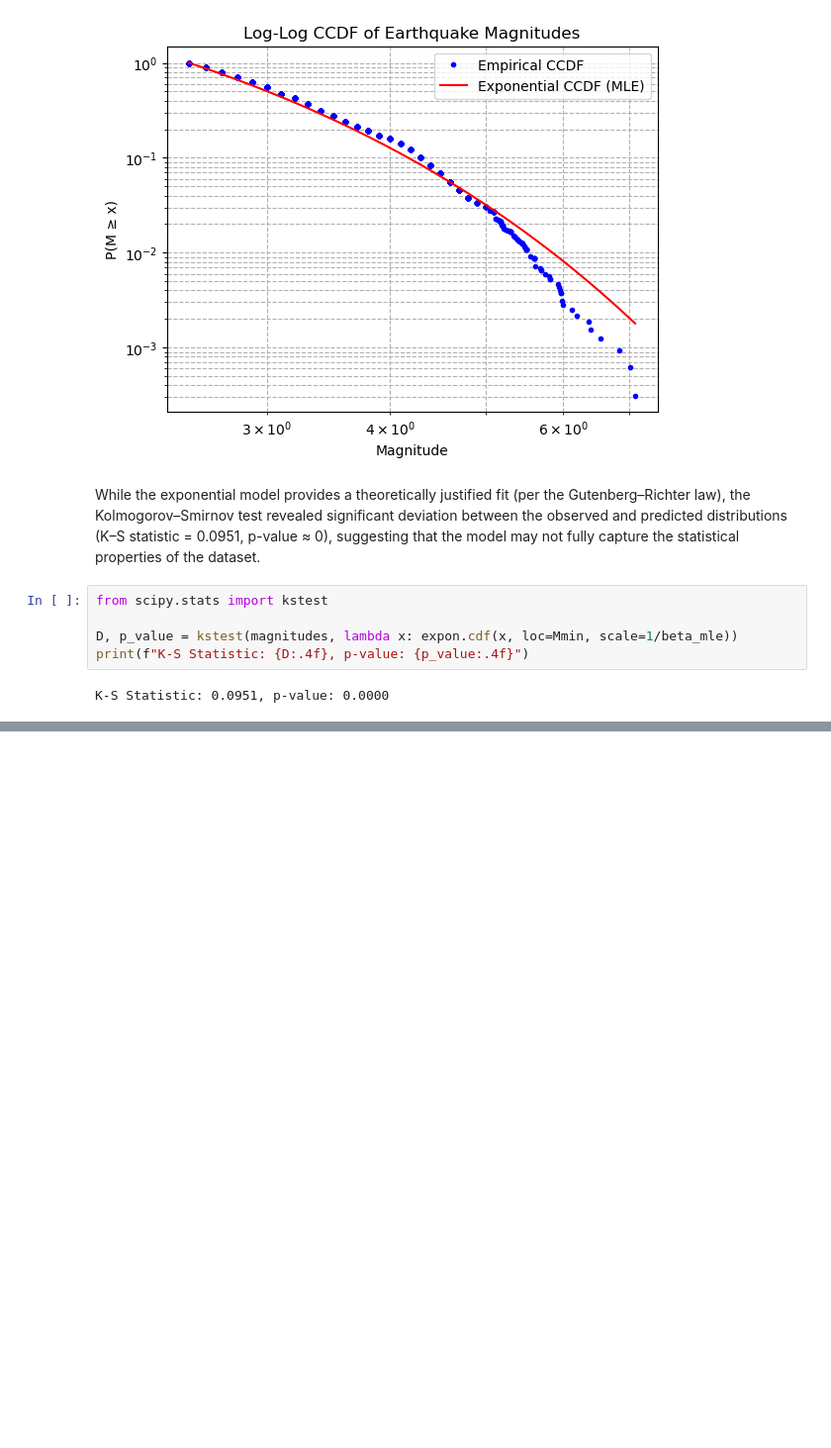
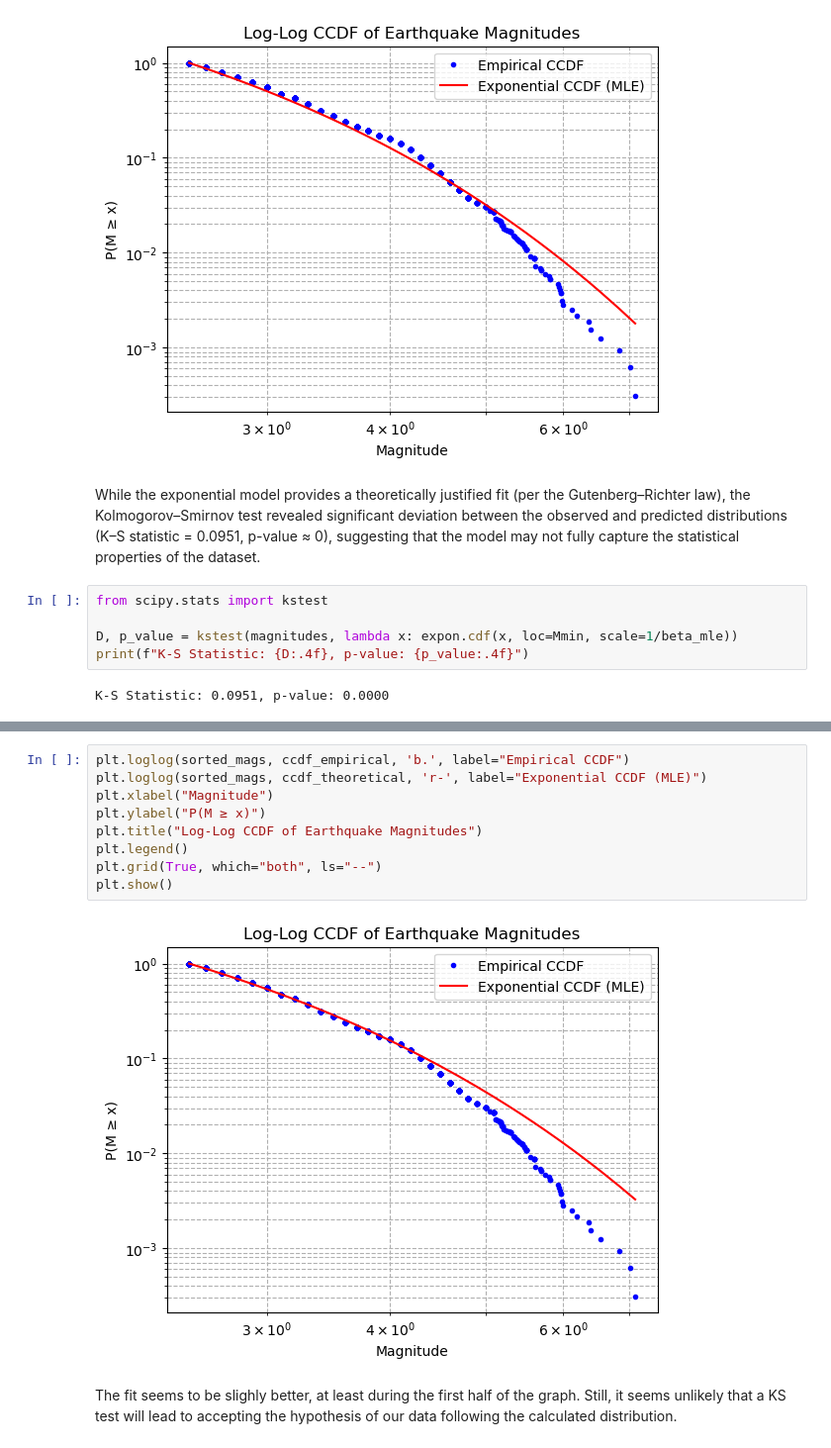
Before and after one commit to Luka-Radulovic/earthquake-statistical-analysis, a Jupyter notebook: earthquake-analysis.ipynb, the cells around one changed output, grey strips where cells are left out. Shown at 99% size. Drawn from its saved outputs; the diff is of its cells as text; blank space fills up the shorter version.

```diff
--- a/data_preprocessing.ipynb
+++ b/earthquake-analysis.ipynb
@@ -319,0 +380,13 @@ plt.show()
+# %%
+plt.loglog(sorted_mags, ccdf_empirical, 'b.', label="Empirical CCDF")
+plt.loglog(sorted_mags, ccdf_theoretical, 'r-', label="Exponential CCDF (MLE)")
+plt.xlabel("Magnitude")
+plt.ylabel("P(M ≥ x)")
+plt.title("Log-Log CCDF of Earthquake Magnitudes")
+plt.legend()
+plt.grid(True, which="both", ls="--")
+plt.show()
+# %% [output]
+[figure, added]
+# %% [markdown]
+The fit seems to be slighly better, at least during the first half of the graph. Still, it seems unlikely that a KS test will lead to accepting the hypothesis of our data following the calculated distribution.
```
Also changed, not shown: parts of 19 cells of this notebook.
